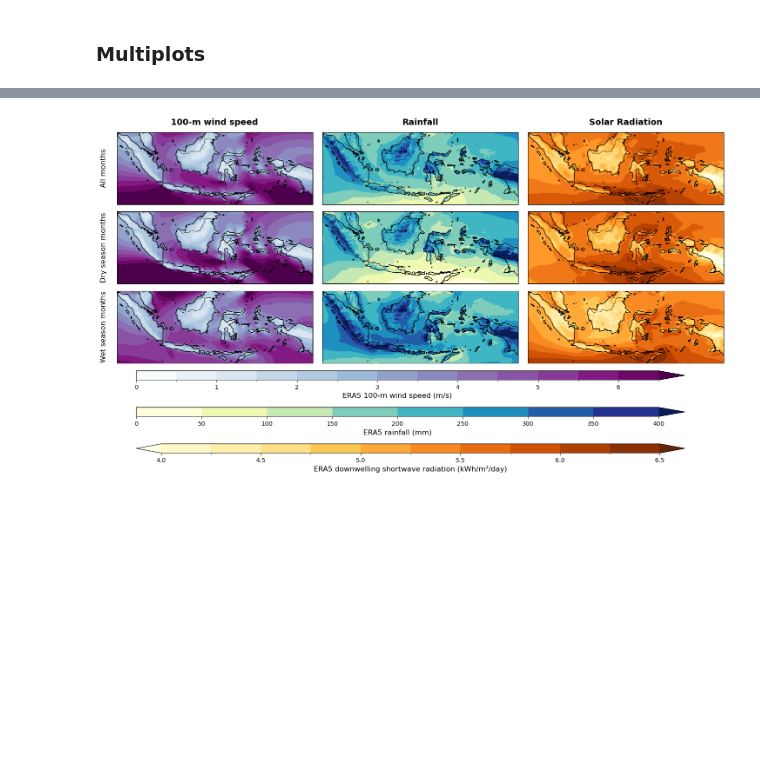
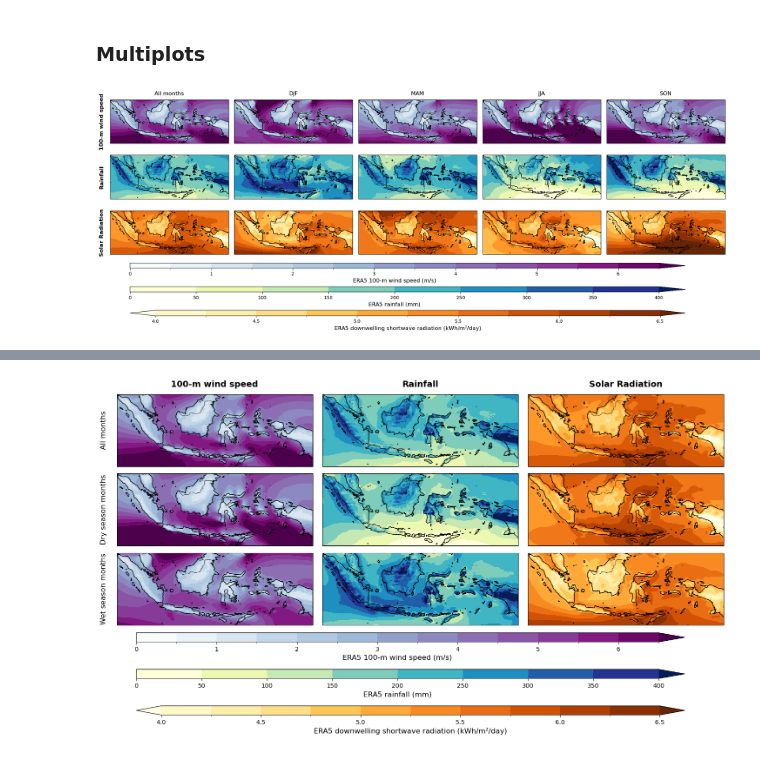
Before and after one commit to jb6465/wetsa-wp3, a Jupyter notebook: gridded_analysis/reanalysis_climatology.ipynb, the cells around one changed output, grey strips where cells are left out. Drawn from its saved outputs; the diff is of its cells as text; code cells hidden in the pictures; blank space fills up the shorter version.

```diff
--- a/gridded_analysis/reanalysis_climatology.ipynb
+++ b/gridded_analysis/reanalysis_climatology.ipynb
@@ -130,2 +130,85 @@ Wall time: 1h 47min 47s
 # %% [markdown]
 ### Multiplots
+# %%
+%%time
+for plot_source in ['ERA5', 'BARRA-R2']:
+    ws10 = xr.Dataset({'ws10': (barra_ws10_hly.sortby("time").resample(time='1M')).mean()}) if plot_source == 'BARRA-R2' else xr.Dataset({'ws10': (((era5_vas_hly.v10**2 + era5_uas_hly.u10**2) ** 0.5).sortby("time").resample(time='1M')).mean()})
+    ws100 = xr.Dataset({'ws100': (barra_ws100_hly.sortby("time").resample(time='1M')).mean()}) if plot_source == 'BARRA-R2' else xr.Dataset({'ws100': (((era5_v100_hly.v100**2 + era5_u100_hly.u100**2) ** 0.5).sortby("time").resample(time='1M')).mean()})
+    pr = xr.Dataset({'pr': (barra_pr_hly.pr.sortby("time")*3600).resample(time='1M').sum()}) if plot_source == 'BARRA-R2' else xr.Dataset({'pr': (era5_pr_hly.tp.sortby("time")*1000).resample(time='1M').sum()})
+    ghi = xr.Dataset({'ghi': ((barra_rsds_dly.rsds*0.024).sortby('time'))}) if plot_source == 'BARRA-R2' else xr.Dataset({'ghi': (era5_rsds_hly.ssrd.sortby("time")/(3.6e6)).resample(time='D').sum()}) #GHI units = kWh/m2 BARRA units = W/m2 #ERA5 units = J/m2
+
+    climo_dict = {}
+    climo_dict['All_months-100-m_winds'] = ws100.mean(dim='time')
+    climo_dict['DJF_months-100-m_winds'] = ws100.sel(time=ws100.time.dt.month.isin([12, 1, 2])).mean('time')
+    climo_dict['MAM_months-100-m_winds'] = ws100.sel(time=ws100.time.dt.month.isin([3, 4, 5])).mean('time')
+    climo_dict['JJA_months-100-m_winds'] = ws100.sel(time=ws100.time.dt.month.isin([6, 7, 8])).mean('time')
+    climo_dict['SON_months-100-m_winds'] = ws100.sel(time=ws100.time.dt.month.isin([9, 10, 11])).mean('time')
+
+    climo_dict['All_months_months-rainfall'] = pr.mean(dim='time')
+    climo_dict['DJF_months-rainfall'] = pr.sel(time=pr.time.dt.month.isin([12, 1, 2])).mean('time')
+    climo_dict['MAM_months-rainfall'] = pr.sel(time=pr.time.dt.month.isin([3, 4, 5])).mean('time')
+    climo_dict['JJA_months-rainfall'] = pr.sel(time=pr.time.dt.month.isin([6, 7, 8])).mean('time')
+    climo_dict['SON_months-rainfall'] = pr.sel(time=pr.time.dt.month.isin([9, 10, 11])).mean('time')
+
+    climo_dict['All_months-surface_downwelling_radiation'] = ghi.mean(dim='time')
+    climo_dict['DJF_months-surface_downwelling_radiation'] = ghi.sel(time=ghi.time.dt.month.isin([12, 1, 2])).mean('time')
+    climo_dict['MAM_months-surface_downwelling_radiation'] = ghi.sel(time=ghi.time.dt.month.isin([3, 4, 5])).mean('time')
+    climo_dict['JJA_months-surface_downwelling_radiation'] = ghi.sel(time=ghi.time.dt.month.isin([6, 7, 8])).mean('time')
+    climo_dict['SON_months-surface_downwelling_radiation'] = ghi.sel(time=ghi.time.dt.month.isin([9, 10, 11])).mean('time')
+
+    fig = plt.figure(figsize=(24, 6.5))
+    gs = GridSpec(3, 5, figure=fig, hspace=0.01, wspace=0.05)
+    axes = [fig.add_subplot(gs[i, j], projection=ccrs.PlateCarree()) for i in range(3) for j in range(5)]
+
+    season_order = ['All_months', 'DJF_months', 'MAM_months', 'JJA_months', 'SON_months']
+    var_order = ['100-m_winds', 'rainfall', 'surface_downwelling_radiation']
+    ordered_keys = []
+    for var in var_order:
+        for season in season_order:
+            for key in climo_dict.keys():
+                if season in key and var in key:
+                    ordered_keys.append(key)
+
+    for ax, key in zip(axes, ordered_keys):
+        plot_data = climo_dict[key]
+
+        if '100-m_winds' in key:
+            wind100m = plot_data.ws100.plot.contourf(ax=ax, vmin=0, vmax=6.5, levels=14, transform=ccrs.PlateCarree(), cmap='BuPu', add_colorbar=False)
+        elif 'rainfall' in key:
+            rain = plot_data.pr.plot.contourf(ax=ax, vmin=0, vmax=400, levels=9, transform=ccrs.PlateCarree(), cmap='YlGnBu', add_colorbar=False)
+        elif 'radiation' in key:
+            rsds = plot_data.ghi.plot.contourf(ax=ax, vmin=4, vmax=6.5, levels=11, transform=ccrs.PlateCarree(), cmap='YlOrBr', add_colorbar=False)
+
+        ax.coastlines()
+        ax.add_feature(cfeature.BORDERS, linewidth=0.5)
+        ax.set_extent([domain_dict['indonesia']['lon_min'], domain_dict['indonesia']['lon_max'],
+                       domain_dict['indonesia']['lat_min'], domain_dict['indonesia']['lat_max']], crs=ccrs.PlateCarree())
+        ax.set_title('')
+
+    col_labels = ['All months', 'DJF', 'MAM', 'JJA', 'SON']
+    for j in range(5):
+        axes[j].set_title(col_labels[j], fontsize=12, pad=10)
+
+
+    row_labels = ['100-m wind speed', 'Rainfall', 'Solar Radiation']
+    for i in range(3):
+        ax = axes[i*5]
+        ax.text(-0.05, 0.5, row_labels[i], va='center', ha='right', rotation=90,
+                fontsize=12, fontweight='bold', transform=ax.transAxes)
+
+    cbar_ax = fig.add_axes([0.15, 0.07, 0.7, 0.025])
+    cbar = fig.colorbar(wind100m, cax=cbar_ax, orientation='horizontal')
+    cbar.set_label(f"{plot_source} 100-m wind speed (m/s)", fontsize=12)
+
+    cbar_ax = fig.add_axes([0.15, -0.04, 0.7, 0.025])
+    cbar = fig.colorbar(rain, cax=cbar_ax, orientation='horizontal')
+    cbar.set_label(f"{plot_source} rainfall (mm)", fontsize=12)
+
+    cbar_ax = fig.add_axes([0.15, -0.15, 0.7, 0.025])
+    cbar = fig.colorbar(rsds, cax=cbar_ax, orientation='horizontal')
+    cbar.set_label(f"{plot_source} downwelling shortwave radiation (kWh/m²/day)", fontsize=12)
+
+    plt.show()
+    plt.clf()
+# %% [output]
+[figure, added]
```
Also changed, not shown: parts of 8 cells of this notebook, 5 other files.
